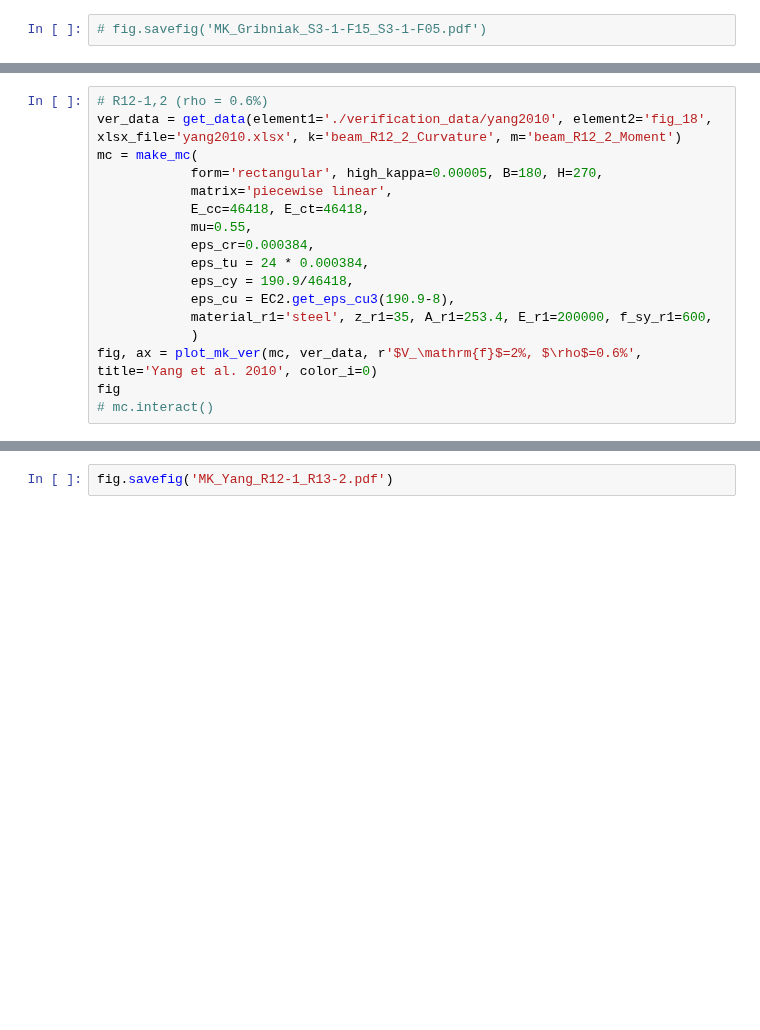
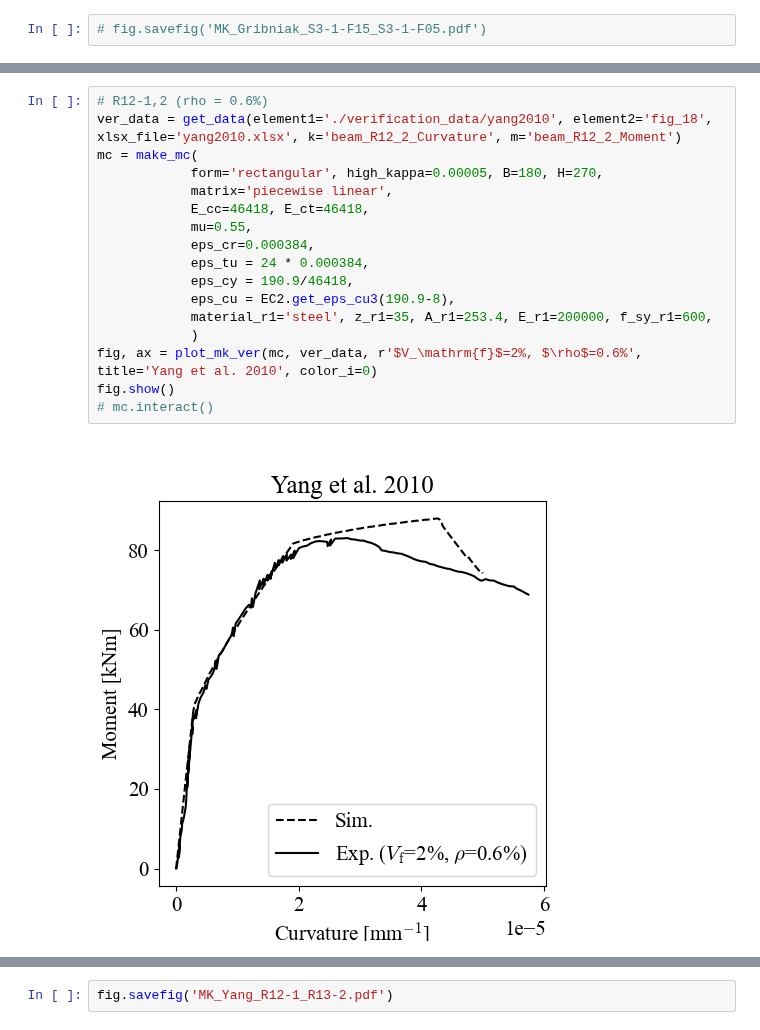
Before and after one commit to rosoba/bmcs_cross_section, a Jupyter notebook: notebooks/mkappa/mkappa_verification.ipynb, the cells around one changed output, grey strips where cells are left out. Saved outputs shown, nothing was run; the diff lists cells and outputs as text; blank space fills up the shorter version.

```diff
--- a/notebooks/mkappa/mkappa_verification.ipynb
+++ b/notebooks/mkappa/mkappa_verification.ipynb
@@ -158,20 +162,22 @@ fig
 # %%
 # R12-1,2 (rho = 0.6%)
 ver_data = get_data(element1='./verification_data/yang2010', element2='fig_18', xlsx_file='yang2010.xlsx', k='beam_R12_2_Curvature', m='beam_R12_2_Moment')
 mc = make_mc(
             form='rectangular', high_kappa=0.00005, B=180, H=270,
             matrix='piecewise linear',
             E_cc=46418, E_ct=46418,
             mu=0.55,
             eps_cr=0.000384,
             eps_tu = 24 * 0.000384,
             eps_cy = 190.9/46418,
             eps_cu = EC2.get_eps_cu3(190.9-8),
             material_r1='steel', z_r1=35, A_r1=253.4, E_r1=200000, f_sy_r1=600,
             )
 fig, ax = plot_mk_ver(mc, ver_data, r'$V_\mathrm{f}$=2%, $\rho$=0.6%', title='Yang et al. 2010', color_i=0)
-fig
+fig.show()
 # mc.interact()
+# %% [output]
+[figure, added]
 # %%
 # R13-2 (rho = 0.9%)
 ver_data = get_data(element1='./verification_data/yang2010', element2='fig_18', xlsx_file='yang2010.xlsx', k='beam_R13_2_Curvature', m='beam_R13_2_Moment')
```
Also changed, not shown: parts of 4 cells of this notebook, 5 other files.
